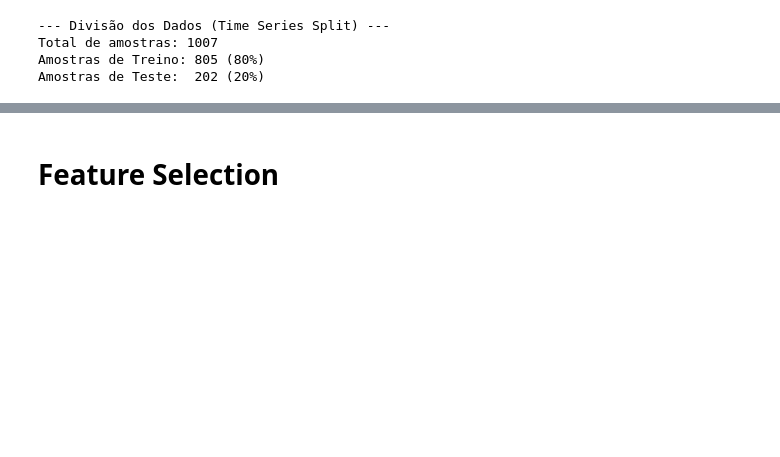
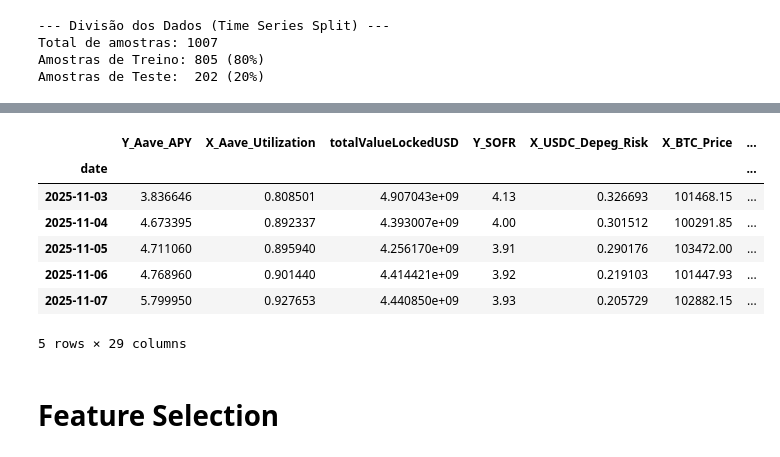
Before and after one commit to Renzo-Filho/6-datathon-fgv-eesp, a Jupyter notebook: src/datathon-final.ipynb, the cells around one changed output, grey strips where cells are left out. Saved outputs shown, nothing was run; the diff lists cells and outputs as text; code cells hidden in the pictures; blank space fills up the shorter version.

```diff
--- a/src/datathon-final.ipynb
+++ b/src/datathon-final.ipynb
@@ -113,3 +397,14 @@ df.head()
+# %%
+df.tail()
+# %% [output]
+|  | Y_Aave_APY | X_Aave_Utilization | totalValueLockedUSD | Y_SOFR | X_USDC_Depeg_Risk | X_BTC_Price | ... |
+| date |  |  |  |  |  |  | ... |
+| 2025-11-03 | 3.836646 | 0.808501 | 4.907043e+09 | 4.13 | 0.326693 | 101468.15 | ... |
+| 2025-11-04 | 4.673395 | 0.892337 | 4.393007e+09 | 4.00 | 0.301512 | 100291.85 | ... |
+| 2025-11-05 | 4.711060 | 0.895940 | 4.256170e+09 | 3.91 | 0.290176 | 103472.00 | ... |
+| 2025-11-06 | 4.768960 | 0.901440 | 4.414421e+09 | 3.92 | 0.219103 | 101447.93 | ... |
+| 2025-11-07 | 5.799950 | 0.927653 | 4.440850e+09 | 3.93 | 0.205729 | 102882.15 | ... |
+5 rows × 29 columns
 # %%
 from sklearn.preprocessing import StandardScaler
 # %%
```
Also changed, not shown: parts of 21 cells of this notebook, 30 other files.
